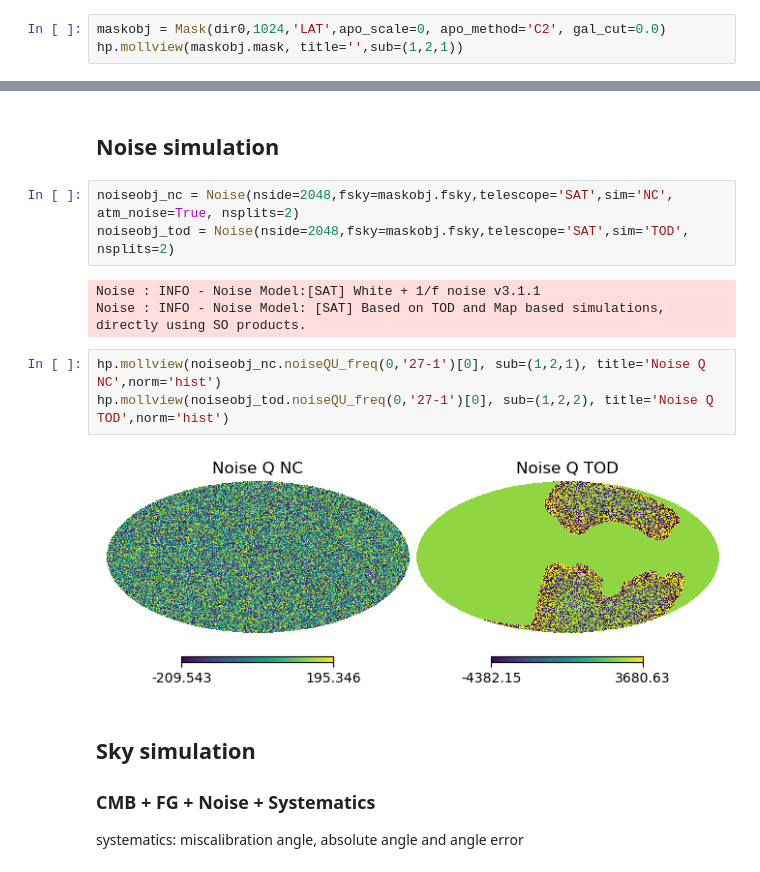
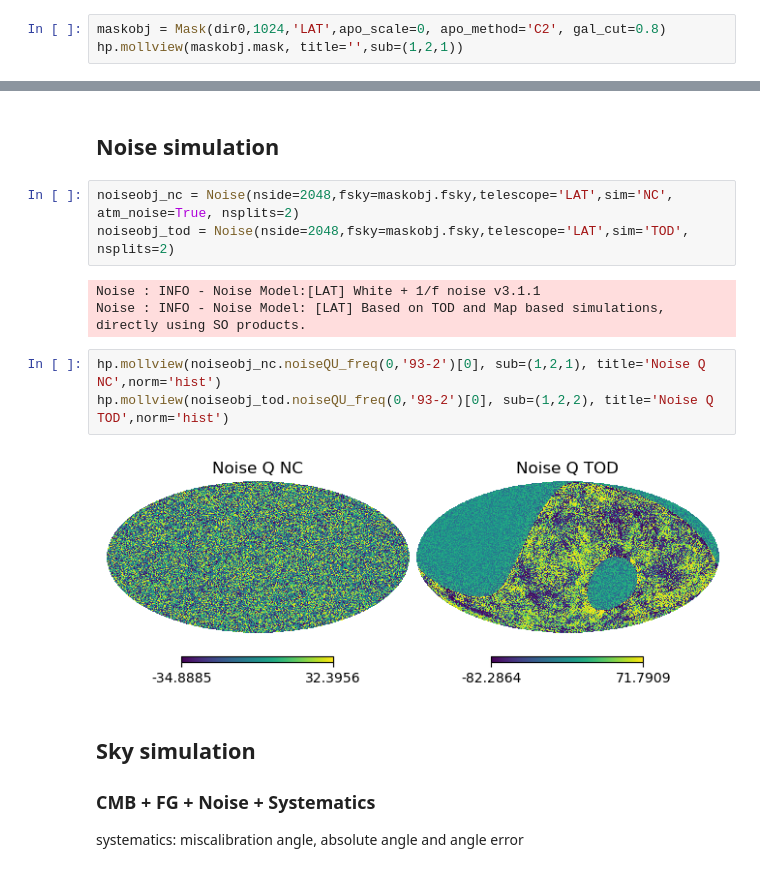
Before and after one commit to antolonappan/cobi, a Jupyter notebook: examples/tutorial.ipynb, the cells around one changed output, grey strips where cells are left out. Drawn from its saved outputs; the diff is of its cells as text.

```diff
--- a/examples/tutorial.ipynb
+++ b/examples/tutorial.ipynb
@@ -123,7 +120,7 @@ Foreground : INFO - Loading dust Q and U maps for band 27
 # %% [markdown]
 ## Mask
 # %%
-maskobj = Mask(dir0,1024,'LAT',apo_scale=0, apo_method='C2', gal_cut=0.0)
+maskobj = Mask(dir0,1024,'LAT',apo_scale=0, apo_method='C2', gal_cut=0.8)
 hp.mollview(maskobj.mask, title='',sub=(1,2,1))
 # %% [output]
 [figure]
@@ -134,16 +131,16 @@ maskobj.fsky
 # %% [markdown]
 ## Noise simulation
 # %%
-noiseobj_nc = Noise(nside=2048,fsky=maskobj.fsky,telescope='SAT',sim='NC', atm_noise=True, nsplits=2)
-noiseobj_tod = Noise(nside=2048,fsky=maskobj.fsky,telescope='SAT',sim='TOD', nsplits=2)
+noiseobj_nc = Noise(nside=2048,fsky=maskobj.fsky,telescope='LAT',sim='NC', atm_noise=True, nsplits=2)
+noiseobj_tod = Noise(nside=2048,fsky=maskobj.fsky,telescope='LAT',sim='TOD', nsplits=2)
 # %% [output]
-Noise : INFO - Noise Model:[SAT] White + 1/f noise v3.1.1
-Noise : INFO - Noise Model: [SAT] Based on TOD and Map based simulations, directly using SO products.
+Noise : INFO - Noise Model:[LAT] White + 1/f noise v3.1.1
+Noise : INFO - Noise Model: [LAT] Based on TOD and Map based simulations, directly using SO products.
 # %%
-hp.mollview(noiseobj_nc.noiseQU_freq(0,'27-1')[0], sub=(1,2,1), title='Noise Q NC',norm='hist')
-hp.mollview(noiseobj_tod.noiseQU_freq(0,'27-1')[0], sub=(1,2,2), title='Noise Q TOD',norm='hist')
+hp.mollview(noiseobj_nc.noiseQU_freq(0,'93-2')[0], sub=(1,2,1), title='Noise Q NC',norm='hist')
+hp.mollview(noiseobj_tod.noiseQU_freq(0,'93-2')[0], sub=(1,2,2), title='Noise Q TOD',norm='hist')
 # %% [output]
-[figure, old version]
+[figure, new version]
 # %% [markdown]
 ## Sky simulation
 
```
Also changed, not shown: parts of 3 cells of this notebook, 5 other files.
